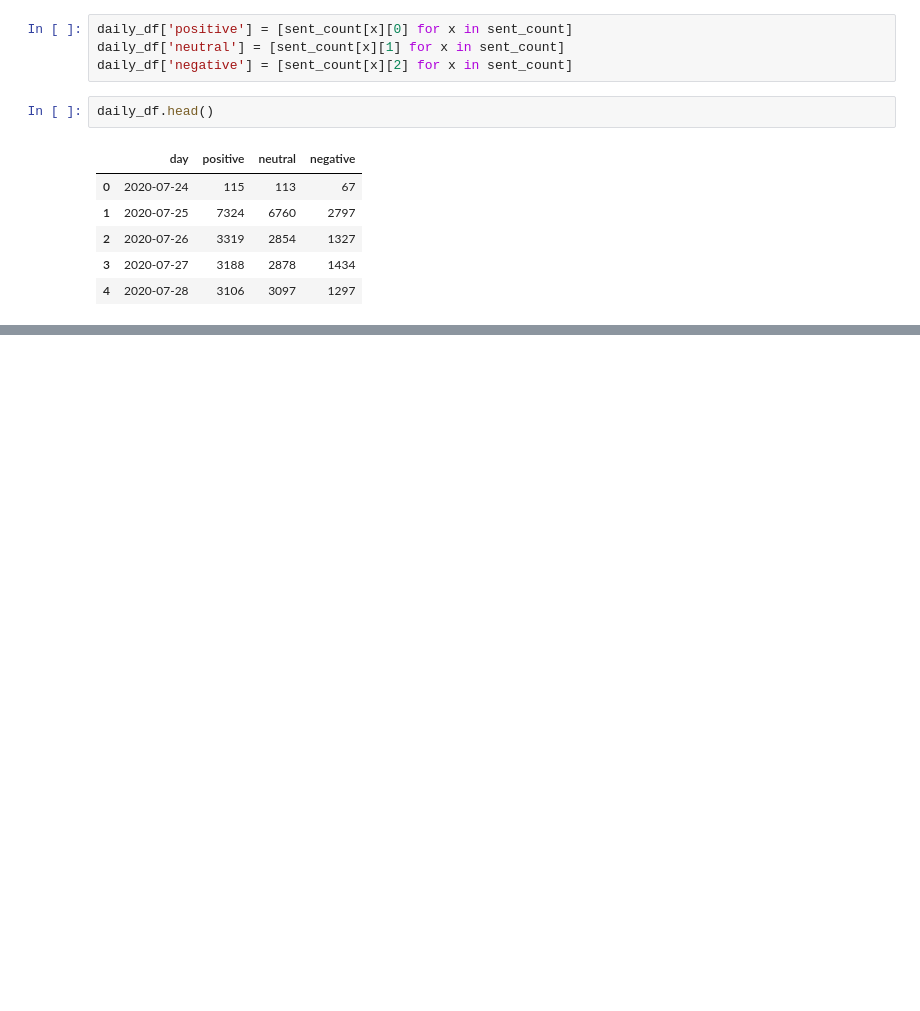
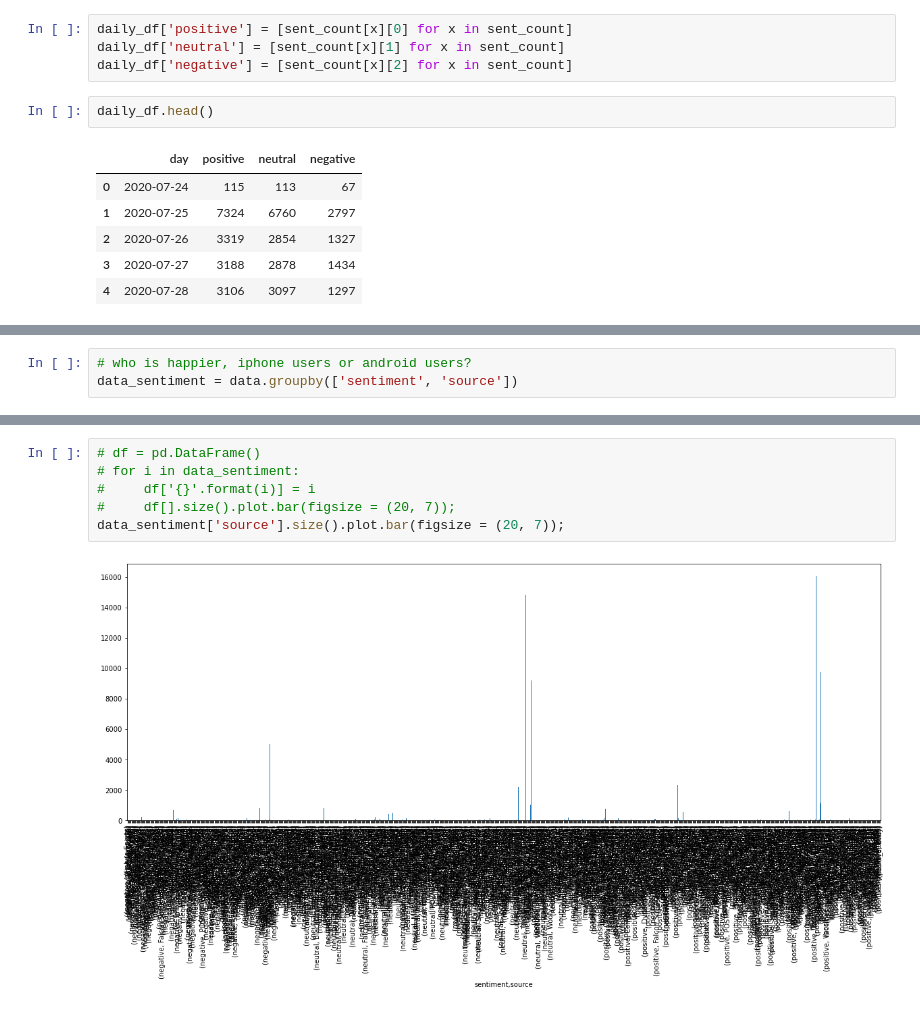
Before and after one commit to rjc89/Kaggle, a Jupyter notebook: COVID19_Twitter_sentiment/COVID19_Twitter_sentiment.ipynb, the cells around one changed output, grey strips where cells are left out. Drawn from its saved outputs; the diff is of its cells as text; blank space fills up the shorter version.

```diff
--- a/COVID19_Twitter_sentiment/COVID19_Twitter_sentiment.ipynb
+++ b/COVID19_Twitter_sentiment/COVID19_Twitter_sentiment.ipynb
@@ -232,0 +198,3 @@ ax.set_ylabel('sentiment level', fontsize = 12);
+# %%
+# who is happier, iphone users or android users?
+data_sentiment = data.groupby(['sentiment', 'source'])
@@ -232,0 +222,8 @@ ax.set_ylabel('sentiment level', fontsize = 12);
+# %%
+# df = pd.DataFrame()
+# for i in data_sentiment:
+#     df['{}'.format(i)] = i
+#     df[].size().plot.bar(figsize = (20, 7));
+data_sentiment['source'].size().plot.bar(figsize = (20, 7));
+# %% [output]
+[figure, added]
```
Also changed, not shown: parts of 8 cells of this notebook.
